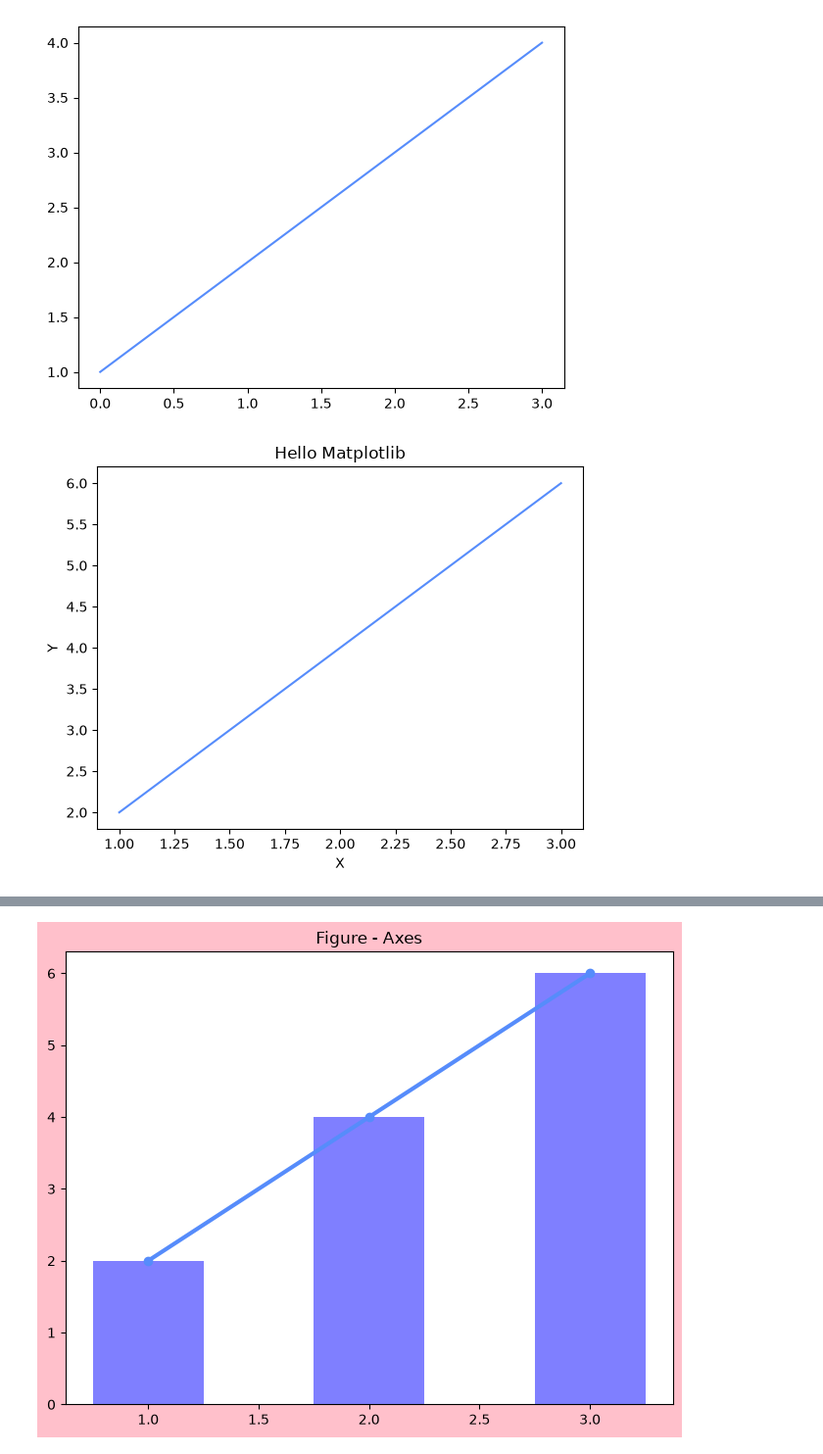
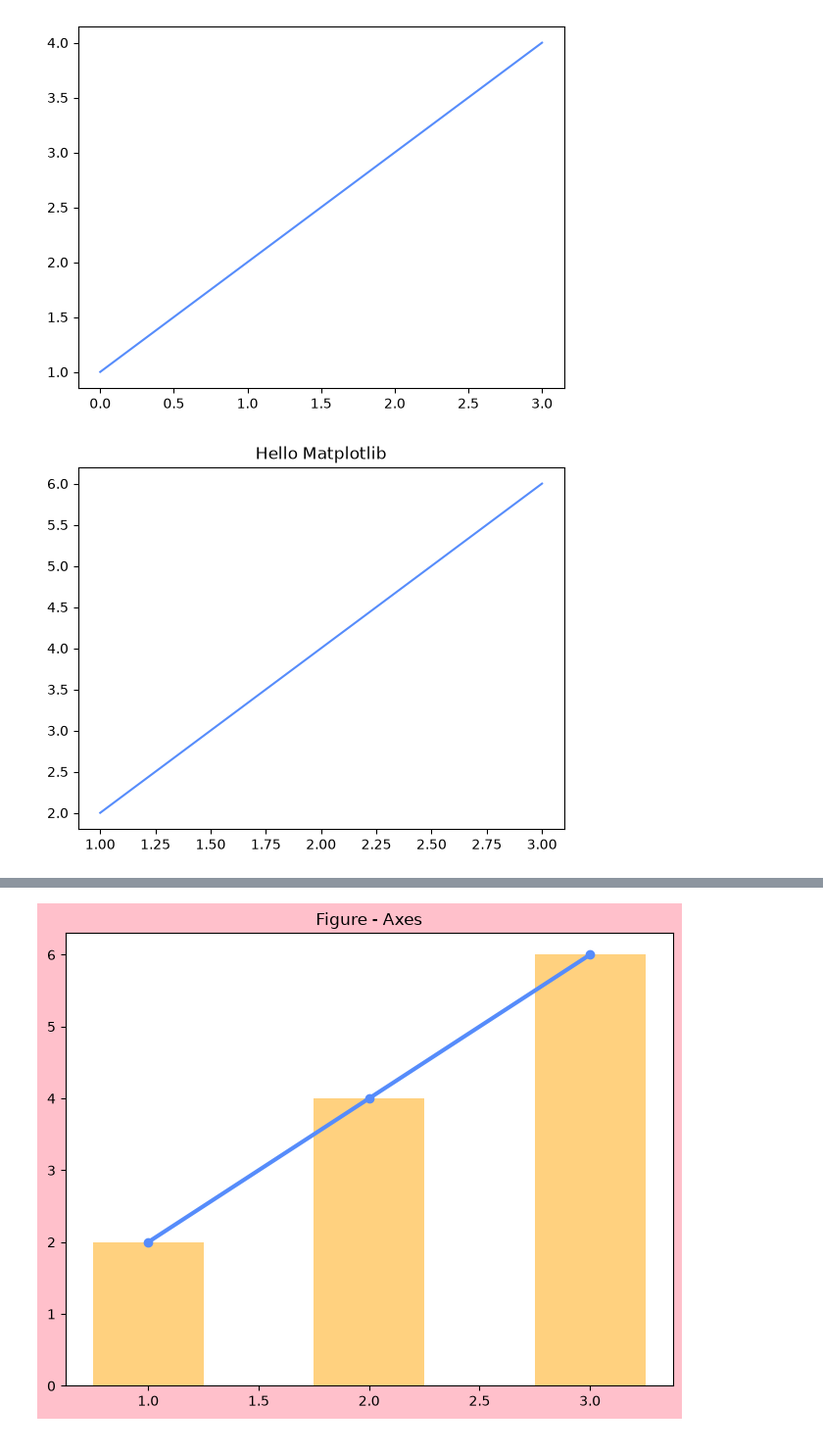
Before and after one commit to dony6366/05_data_analtsis, a Jupyter notebook: 03_data_visualization/01_matplotlib.ipynb, the cells around one changed output, grey strips where cells are left out. Shown at 98% size. Cells and saved outputs as stored; diff of their text form; code cells hidden in the pictures.

```diff
--- a/03_data_visualization/01_matplotlib.ipynb
+++ b/03_data_visualization/01_matplotlib.ipynb
@@ -44,13 +93,13 @@ plt.show()# 그래프 출력
 X = [1,2,3]
 Y = [2,4,6]
 plt.plot(X,Y)
-#표 제목
-plt.title('Hello Matplotlib')
-plt.xlabel('X')
-plt.ylabel('Y')
+
+# 표 제목
+plt.title("Hello Matplotlib")
+
 plt.show()
 # %% [output]
-[figure, old version]
+[figure, new version]
 # %% [markdown]
 ## Figure와 Axes
 
@@ -79,20 +128,24 @@ https://sigmadream.github.io/practice-matplotlib/note/part_01.html
 | Legend     | 범례            | 설명표    |
 # %%
 # figure == 전체 틀
-# axes == 실제 그래프가 그려지는 영역
+# axes  == 실제 그래프가 그려지는 영역
 
 # 새 Figure를 만들고 선 그래프 그리기
-plt.figure(figsize=(8,6),facecolor='pink') # 가로 8인치, 세로 6인치
 
-# 현재 활성화 된 axes를 가져오기, 없으면 생성
-ax=plt.gca() # get current axes 약자
-X =[1,2,3]
-Y =[2,4,6]
+# figsize=(8, 6) : 피겨 가로 8인치, 세로 6인치
+# facecolor='pink' : 배경색 핑크
+plt.figure(figsize=(8, 6), facecolor='pink')
 
-ax.plot(X,Y,marker='o',linewidth=3) #선 그래프
-ax.bar(X,Y, color='blue',alpha=0.5,width=0.5)
+# 현재 활성화면 axes를 가져오기, 없으면 생성
+ax = plt.gca() # get current axes 약자
+X = [1,2,3]
+Y = [2,4,6]
+
+ax.plot(X,Y, marker='o', linewidth=3) # 선 그래프
+ax.bar(X,Y, color='orange', alpha=0.5, width=0.5) #막대그래프
 
 plt.title('Figure - Axes')
+
 plt.show()
 # %% [output]
-[figure, old version]
+[figure, new version]
```
Also changed, not shown: parts of 9 cells of this notebook, 10 other files.
